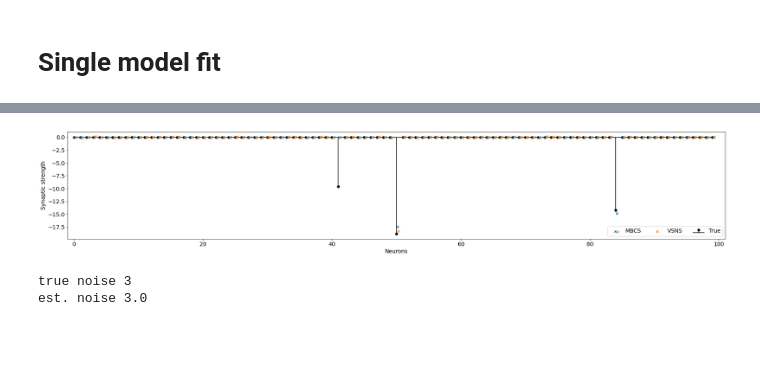
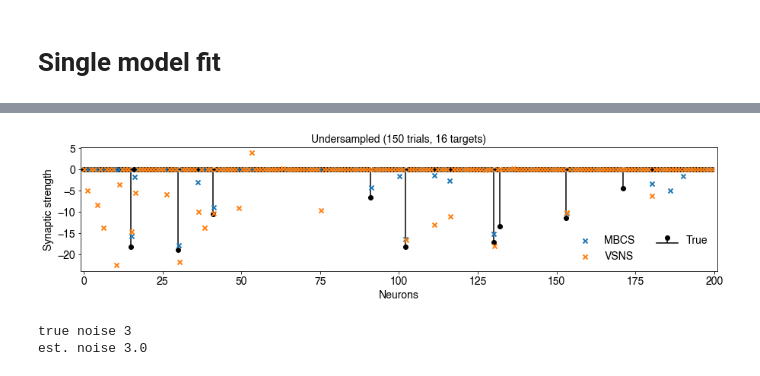
Before and after one commit to marcustriplett/circuitmap, a Jupyter notebook: notebooks/adaprobe_jax_implementation.ipynb, the cells around one changed output, grey strips where cells are left out. Saved outputs shown, nothing was run; the diff lists cells and outputs as text; code cells hidden in the pictures; blank space fills up the shorter version.

Commit message:
VarSNS vs MBCS comparison

```diff
--- a/notebooks/adaprobe_jax_implementation.ipynb
+++ b/notebooks/adaprobe_jax_implementation.ipynb
@@ -27,8 +27,8 @@ import adaprobe
 # %% [markdown]
 # Simulation
 # %%
-N = 100
-K = 200
+N = 200
+K = 150
 powers = np.arange(20, 51, 10)
 phi_1 = np.random.uniform(2.5, 5.5, N)
 a = 0.05
@@ -133,29 +133,30 @@ Wall time: 7.91 s
 # %%
 fontsize=14
 
 rng = np.arange(N)
 model_offset = 0.15
 
 cols = ['firebrick', 'C1']
 
-plt.figure(figsize=(30, 5))
+plt.figure(figsize=(15, 3))
 plt.stem(np.arange(N), sim.w, linefmt='k', markerfmt='ko', basefmt='k-', label='True')
-plt.scatter(rng + model_offset, model_mbcs.state['mu'], marker='x', color='C0', label='MBCS', zorder=10)
-plt.scatter(rng + 2 * model_offset, model_vsns.state['mu'], marker='x', color='C1', label='VSNS', zorder=11)
+plt.scatter(rng + model_offset, model_mbcs.state['mu'], marker='x', color='C0', label='MBCS', zorder=10, linewidth=2)
+plt.scatter(rng + 2 * model_offset, model_vsns.state['mu'], marker='x', color='C1', label='VSNS', zorder=11, linewidth=2)
 
 # plt.errorbar(rng + model_offset + 0.03, model_mbcs.state['mu'], yerr = model_mbcs.state['beta'], fmt='.', color='firebrick')
 
 plt.xlim([-1, N+1])
-plt.legend(ncol=4, fontsize=14, loc='lower right')
+plt.legend(ncol=2, fontsize=14, loc='lower right', frameon=False)
 # plt.ylim(top=4)
 plt.xlabel('Neurons', fontsize=fontsize)
 plt.xticks(fontsize=fontsize)
 plt.yticks(fontsize=fontsize)
 plt.ylabel('Synaptic strength', fontsize=fontsize)
-# plt.savefig('figs/model_based_cs/model_vs_l1_comparison_N%i_a%.2f_sig%.2f_example_wo_sns.png'%(N, a, sigma), format='png', facecolor='white', bbox_inches='tight', dpi=200)
+plt.title('Undersampled (%i trials, 16 targets)'%K, fontsize=fontsize)
+# plt.savefig('figs/model_based_cs/mbcs_vs_vsns_single_trial_comparison_noise_known_undersampled_N%i_a%.2f_sig%.2f.pdf'%(N, a, sigma), format='pdf', facecolor='white', bbox_inches='tight', dpi=200)
 plt.show()
 # %% [output]
-[figure, old version]
+[figure, new version]
 # %%
 print('true noise', sigma)
 print('est. noise', np.sqrt(model_vsns.state['rate']/model_vsns.state['shape']))
```
Also changed, not shown: parts of 36 cells of this notebook.
